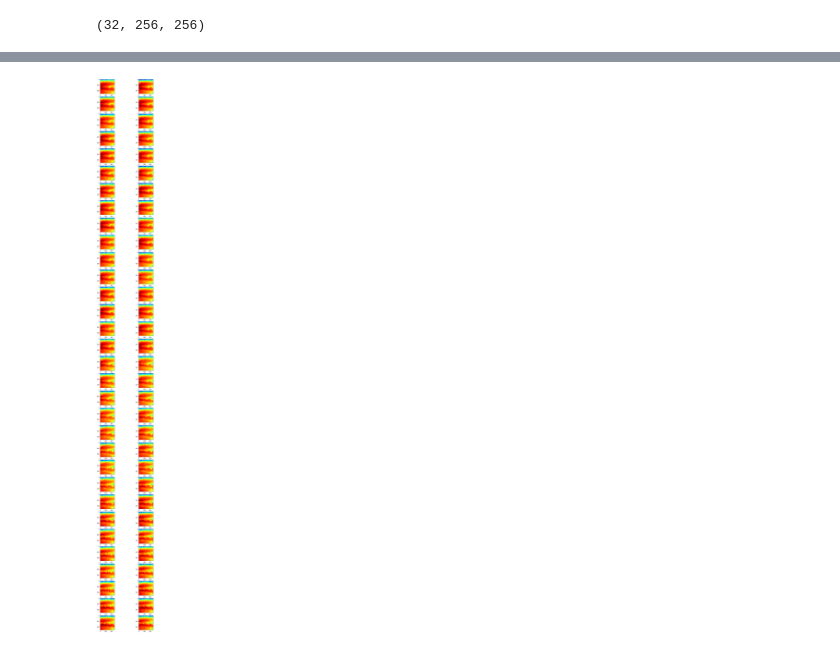
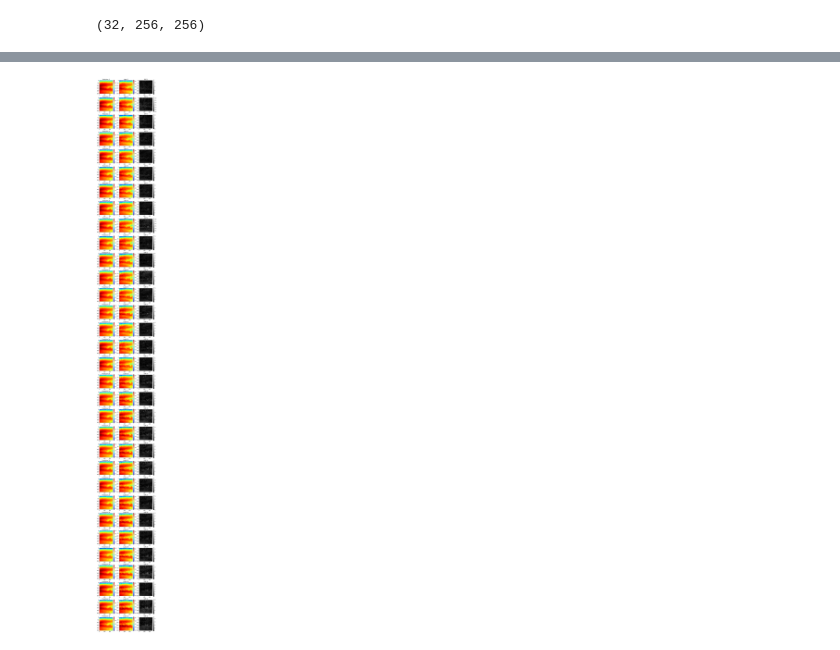
Before and after one commit to ZhenWZ/SST-Forecast, a Jupyter notebook: vunet_conv1d/Train_vunet_conv1d.ipynb, the cells around one changed output, grey strips where cells are left out. Saved outputs shown, nothing was run; the diff lists cells and outputs as text; code cells hidden in the pictures.

```diff
--- a/vunet_conv1d/Train_vunet_conv1d.ipynb
+++ b/vunet_conv1d/Train_vunet_conv1d.ipynb
@@ -171,9 +174,18 @@ plt.legend(['Prediction', 'Label'])
-# %%
-plt.figure(figsize=(10,80))
-for i in range(sample.shape[0]):
-    plt.subplot(sample.shape[0], 2, i+1)
-    plt.imshow(sample[i], cmap='jet')
-    plt.subplot(sample.shape[0], 2, i+1+sample.shape[0])
-    plt.imshow(label[i], cmap='jet')
-# %% [output]
-[figure, removed]
+# %%
+plt.figure(figsize=(10,100))
+len = pred.shape[0]
+for i in range(len):
+    plt.subplot(len, 3, i*3+1)
+    plt.imshow(pred[i], cmap='jet')
+    plt.title('Prediction {}'.format(i+1))
+    plt.colorbar(extend='both')
+    plt.subplot(len, 3, i*3+2)
+    plt.imshow(label[i], cmap='jet')
+    plt.title('Label {}'.format(i+1))
+    plt.colorbar(extend='both')
+    plt.subplot(len, 3, i*3+3)
+    plt.imshow(diff[i], cmap='gray')
+    plt.title('Diff {}'.format(i+1))
+    plt.colorbar()
+# %% [output]
+[figure, added]
```
Also changed, not shown: parts of 17 cells of this notebook, 6 other files.
